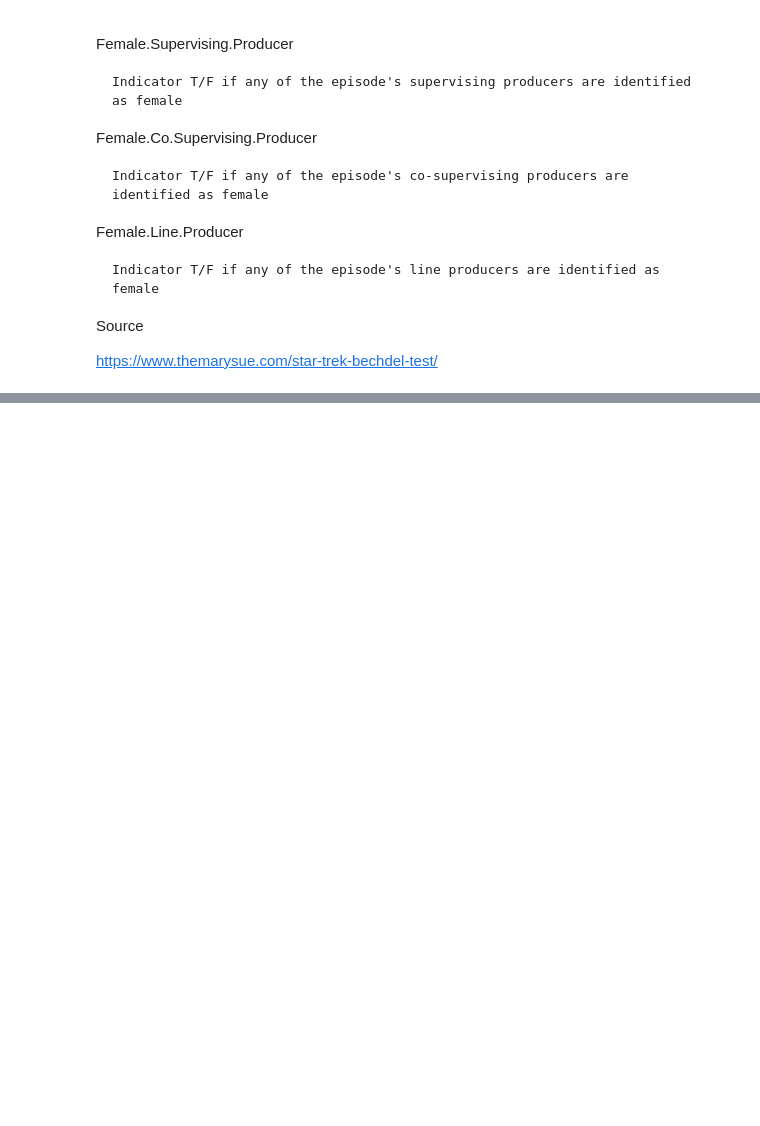
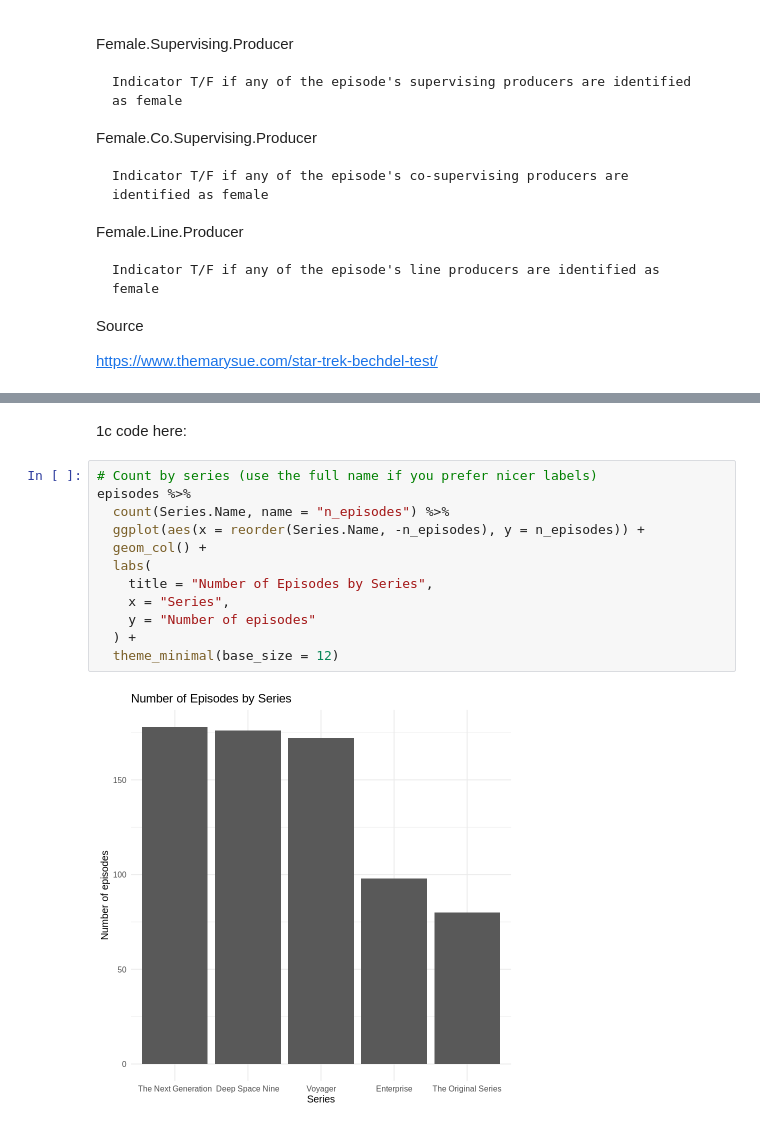
Before and after one commit to timosully/cab302prac2, a Jupyter notebook: notebooks/psts/PST1_Starter.ipynb, the cells around one changed output, grey strips where cells are left out. Drawn from its saved outputs; the diff is of its cells as text; blank space fills up the shorter version.

```diff
--- a/notebooks/psts/PST1_Starter.ipynb
+++ b/notebooks/psts/PST1_Starter.ipynb
@@ -318,0 +363,16 @@ https://www.themarysue.com/star-trek-bechdel-test/
+# %% [markdown]
+1c code here:
+# %%
+# Count by series (use the full name if you prefer nicer labels)
+episodes %>%
+  count(Series.Name, name = "n_episodes") %>%
+  ggplot(aes(x = reorder(Series.Name, -n_episodes), y = n_episodes)) +
+  geom_col() +
+  labs(
+    title = "Number of Episodes by Series",
+    x = "Series",
+    y = "Number of episodes"
+  ) +
+  theme_minimal(base_size = 12)
+# %% [output]
+[figure, added]
```
Also changed, not shown: parts of 6 cells of this notebook.
